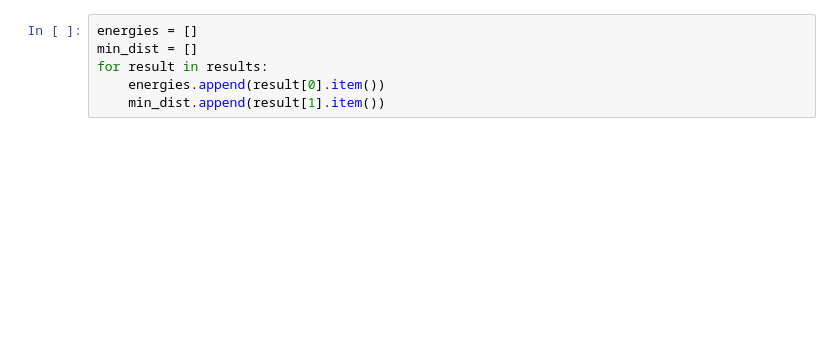
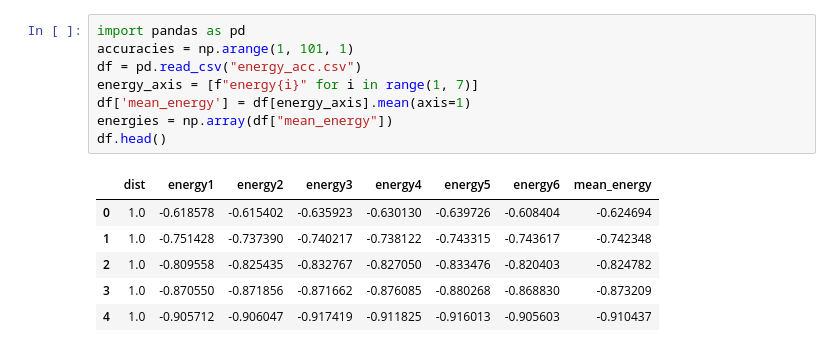
Before and after one commit to TheTrustyPwo/Hydrogen, a Jupyter notebook: test.ipynb, the cells around one changed output. Drawn from its saved outputs; the diff is of its cells as text; blank space fills up the shorter version.

```diff
--- a/test.ipynb
+++ b/test.ipynb
@@ -122,6 +144,15 @@ for accuracy in tqdm(accuracies, desc="Evaluating simulation"):
-# %%
-energies = []
-min_dist = []
-for result in results:
-    energies.append(result[0].item())
-    min_dist.append(result[1].item())
+# %%
+import pandas as pd
+accuracies = np.arange(1, 101, 1)
+df = pd.read_csv("energy_acc.csv")
+energy_axis = [f"energy{i}" for i in range(1, 7)]
+df['mean_energy'] = df[energy_axis].mean(axis=1)
+energies = np.array(df["mean_energy"])
+df.head()
+# %% [output]
+|  | dist | energy1 | energy2 | energy3 | energy4 | energy5 | energy6 | mean_energy |
+| 0 | 1.0 | -0.618578 | -0.615402 | -0.635923 | -0.630130 | -0.639726 | -0.608404 | -0.624694 |
+| 1 | 1.0 | -0.751428 | -0.737390 | -0.740217 | -0.738122 | -0.743315 | -0.743617 | -0.742348 |
+| 2 | 1.0 | -0.809558 | -0.825435 | -0.832767 | -0.827050 | -0.833476 | -0.820403 | -0.824782 |
+| 3 | 1.0 | -0.870550 | -0.871856 | -0.871662 | -0.876085 | -0.880268 | -0.868830 | -0.873209 |
+| 4 | 1.0 | -0.905712 | -0.906047 | -0.917419 | -0.911825 | -0.916013 | -0.905603 | -0.910437 |
```
Also changed, not shown: parts of 7 cells of this notebook, 10 other files.
